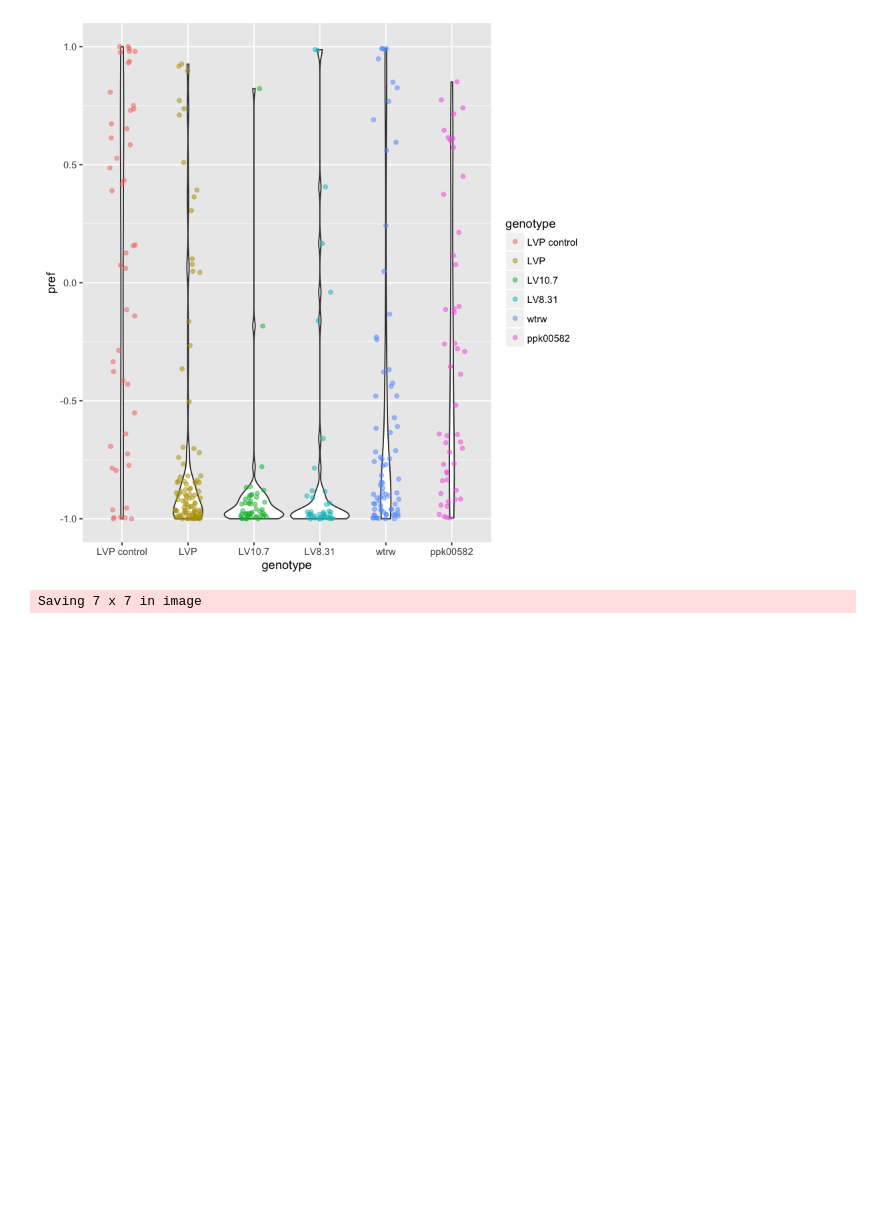
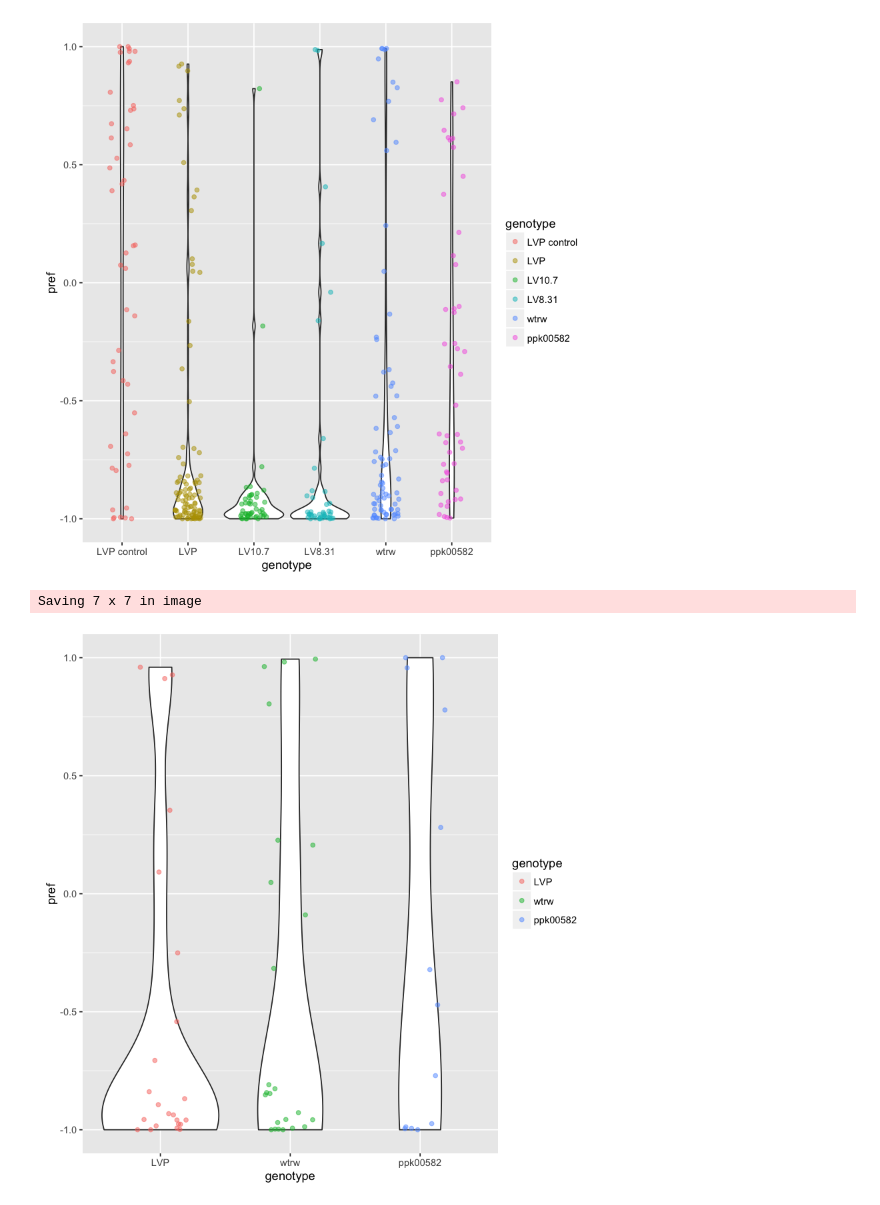
Before and after one commit to bnmtthws/eggCount, a Jupyter notebook: eggCount-plotting.ipynb, the cells around one changed output. Saved outputs shown, nothing was run; the diff lists cells and outputs as text; code cells hidden in the pictures; blank space fills up the shorter version.

Commit message:
added data for 150mOsm

```diff
--- a/eggCount-plotting.ipynb
+++ b/eggCount-plotting.ipynb
@@ -95,3 +96,36 @@ preference_plot.filtered.violin
 ggsave(filename = 'violin_dot.pdf',plot = preference_plot.filtered.violin,dpi = 300)
 # %% [output]
 Saving 7 x 7 in image
+# %%
+#### A
+A150 <- read.csv('~/Dropbox/sdworkin2016/A_150.csv')
+A150$pref_index <- as.numeric(as.character(A150$pref_index))
+pref_A150 <- data.frame('genotype' = 'ppk00582', 'pref' = A150[!is.na(A150$pref_index),]$pref_index, 'pixels' = A150[!is.na(A150$pref_index),]$total_pixels)
+
+#### B
+B150 <- read.csv('~/Dropbox/sdworkin2016/B_150.csv')
+B150$pref_index <- as.numeric(as.character(B150$pref_index))
+pref_B150 <- data.frame('genotype' = 'wtrw', 'pref' = B150[!is.na(B150$pref_index),]$pref_index, 'pixels' = B150[!is.na(B150$pref_index),]$total_pixels)
+
+#### C
+C150 <- read.csv('~/Dropbox/sdworkin2016/C_150.csv')
+C150$pref_index <- as.numeric(as.character(C150$pref_index))
+pref_C150 <- data.frame('genotype' = 'LVP', 'pref' = C150[!is.na(C150$pref_index),]$pref_index, 'pixels' = C150[!is.na(C150$pref_index),]$total_pixels)
+
+
+all_preference_150 <- rbind(pref_A150,pref_B150,pref_C150)
+all_preference_150$genotype <- factor(all_preference_150$genotype, levels = c("LVP","wtrw","ppk00582"))
+all_preference_150.filtered <- all_preference_150[all_preference_150$pixels > 150,]
+
+preference_plot <- ggplot(data=all_preference_150,aes(x=genotype,y=pref)) + geom_point()
+pixel_plot <- ggplot(data=all_preference_150,aes(x=genotype,y=pixels)) + geom_point()
+
+preference_plot.filtered <- ggplot(data=all_preference_150.filtered,aes(x=genotype,y=pref)) + geom_point()
+pixel_plot.filtered <- ggplot(data=all_preference_150.filtered,aes(x=genotype,y=pixels)) + geom_point()
+
+preference_plot.filtered.jitter <- ggplot(data=all_preference_150.filtered,aes(x=genotype,y=pref,colour=pixels)) + geom_jitter(width=0.5,alpha=0.5)
+preference_plot.filtered.violin <- ggplot(data=all_preference_150.filtered,aes(x=genotype,y=pref)) + geom_violin() + geom_jitter(width=0.5,alpha=0.5,aes(colour=genotype))
+# %%
+preference_plot.filtered.violin
+# %% [output]
+[figure, added]
```
Also changed, not shown: parts of 1 cell of this notebook, 1 other file.
